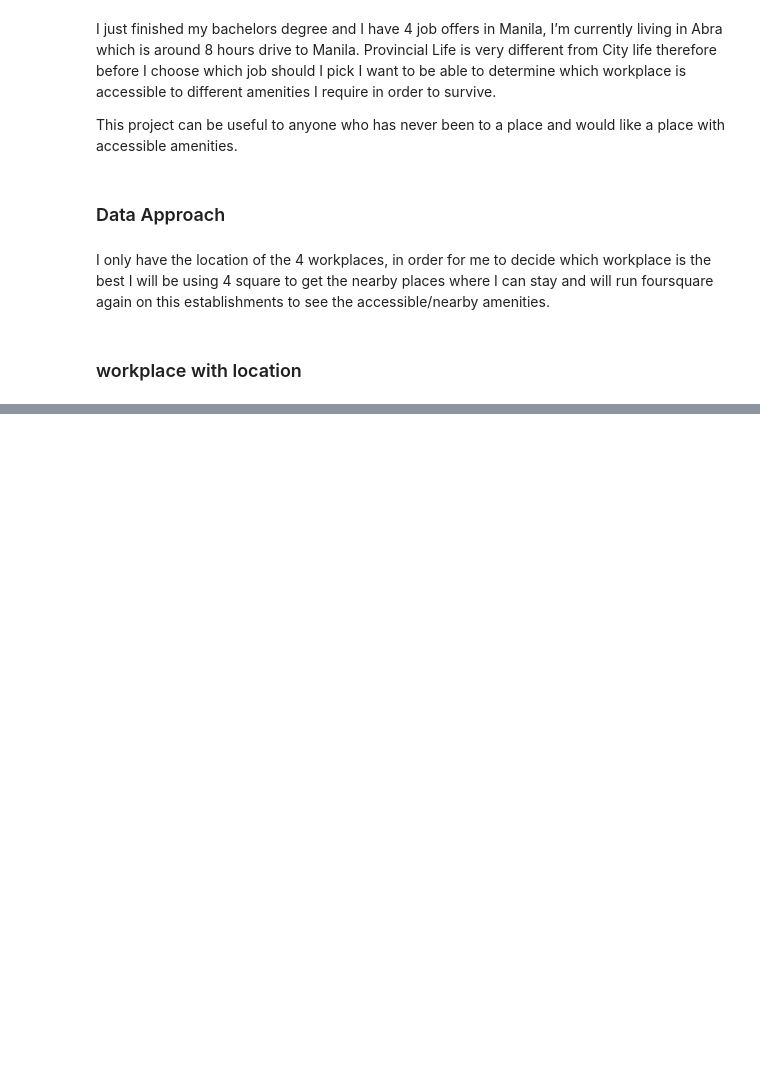
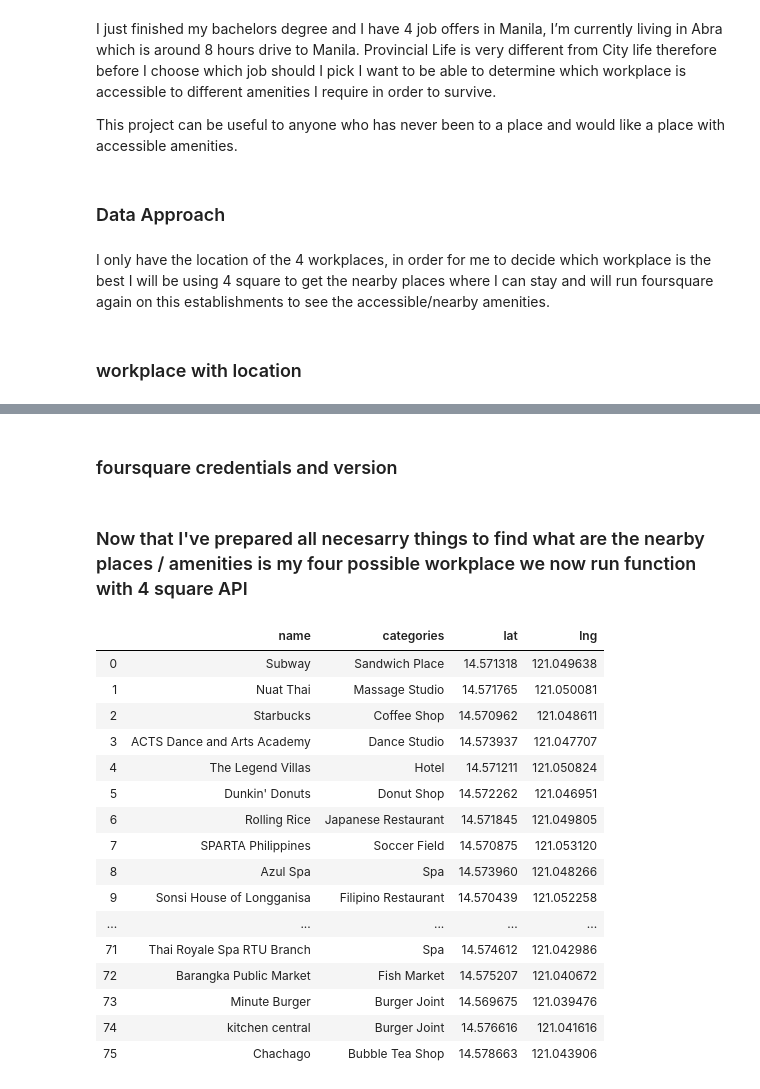
Before and after one commit to harold-batalon/final_output, a Jupyter notebook: Final Output.ipynb, the cells around one changed output, grey strips where cells are left out. Cells and saved outputs as stored; diff of their text form; code cells hidden in the pictures; blank space fills up the shorter version.

```diff
--- a/Final Output.ipynb
+++ b/Final Output.ipynb
@@ -47,0 +61,2 @@ Libraries imported.
+# %% [markdown]
+### foursquare credentials and version
@@ -47,0 +67,63 @@ Libraries imported.
+# %%
+def get_category_type(row):
+    try:
+        categories_list = row['categories']
+    except:
+        categories_list = row['venue.categories']
+
+    if len(categories_list) == 0:
+        return None
+    else:
+        return categories_list[0]['name']
+# %%
+def get_nearby(lat, lon, radius, limit):
+
+    url = 'https://api.foursquare.com/v2/venues/explore?&client_id={}&client_secret={}&v={}&ll={},{}&radius={}&limit={}'.format(
+        CLIENT_ID,
+        CLIENT_SECRET,
+        VERSION,
+        lat,
+        lon,
+        radius,
+        limit)
+
+    results = requests.get(url).json()
+
+    venues = results['response']['groups'][0]['items']
+    nearby_venues = json_normalize(venues) # flatten JSON
+
+    # filter columns
+    filtered_columns = ['venue.name', 'venue.categories', 'venue.location.lat', 'venue.location.lng']
+    nearby_venues =nearby_venues.loc[:, filtered_columns]
+
+    # filter the category for each row
+    nearby_venues['venue.categories'] = nearby_venues.apply(get_category_type, axis=1)
+
+    # clean columns
+    nearby_venues.columns = [col.split(".")[-1] for col in nearby_venues.columns]
+
+
+    return nearby_venues
+# %% [markdown]
+### Now that I've prepared all necesarry things to find what are the nearby places / amenities is my four possible workplace we now run function with 4 square API
+# %%
+nearby_workplace_1 = get_nearby(df.iloc[0,1], df.iloc[0,2], radius = 1000, limit = 100)
+nearby_workplace_1
+# %% [output]
+|  | name | categories | lat | lng |
+| 0 | Subway | Sandwich Place | 14.571318 | 121.049638 |
+| 1 | Nuat Thai | Massage Studio | 14.571765 | 121.050081 |
+| 2 | Starbucks | Coffee Shop | 14.570962 | 121.048611 |
+| 3 | ACTS Dance and Arts Academy | Dance Studio | 14.573937 | 121.047707 |
+| 4 | The Legend Villas | Hotel | 14.571211 | 121.050824 |
+| 5 | Dunkin' Donuts | Donut Shop | 14.572262 | 121.046951 |
+| 6 | Rolling Rice | Japanese Restaurant | 14.571845 | 121.049805 |
+| 7 | SPARTA Philippines | Soccer Field | 14.570875 | 121.053120 |
+| 8 | Azul Spa | Spa | 14.573960 | 121.048266 |
+| 9 | Sonsi House of Longganisa | Filipino Restaurant | 14.570439 | 121.052258 |
+| ... | ... | ... | ... | ... |
+| 71 | Thai Royale Spa RTU Branch | Spa | 14.574612 | 121.042986 |
+| 72 | Barangka Public Market | Fish Market | 14.575207 | 121.040672 |
+| 73 | Minute Burger | Burger Joint | 14.569675 | 121.039476 |
+| 74 | kitchen central | Burger Joint | 14.576616 | 121.041616 |
+| 75 | Chachago | Bubble Tea Shop | 14.578663 | 121.043906 |
```
Also changed, not shown: parts of 34 cells of this notebook.
